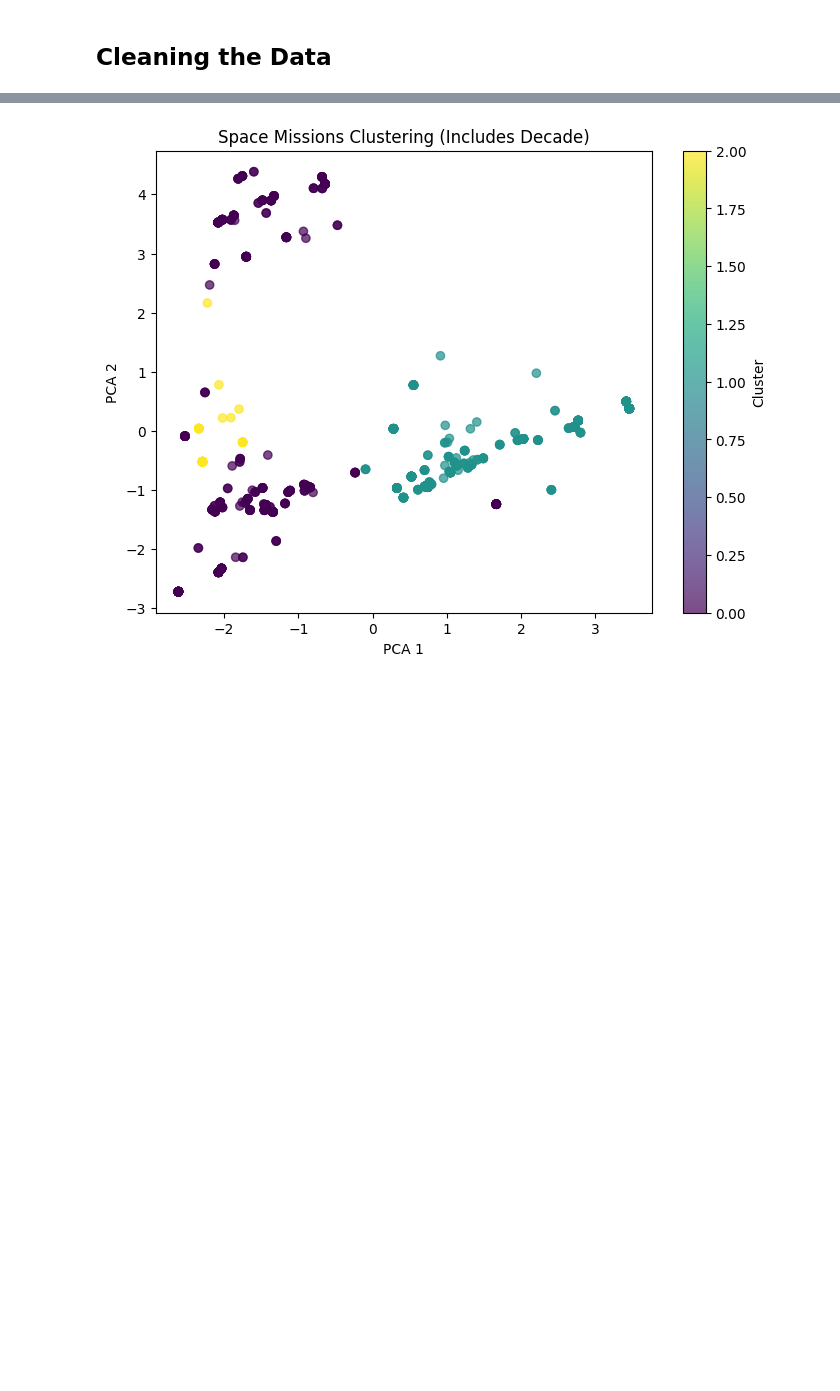
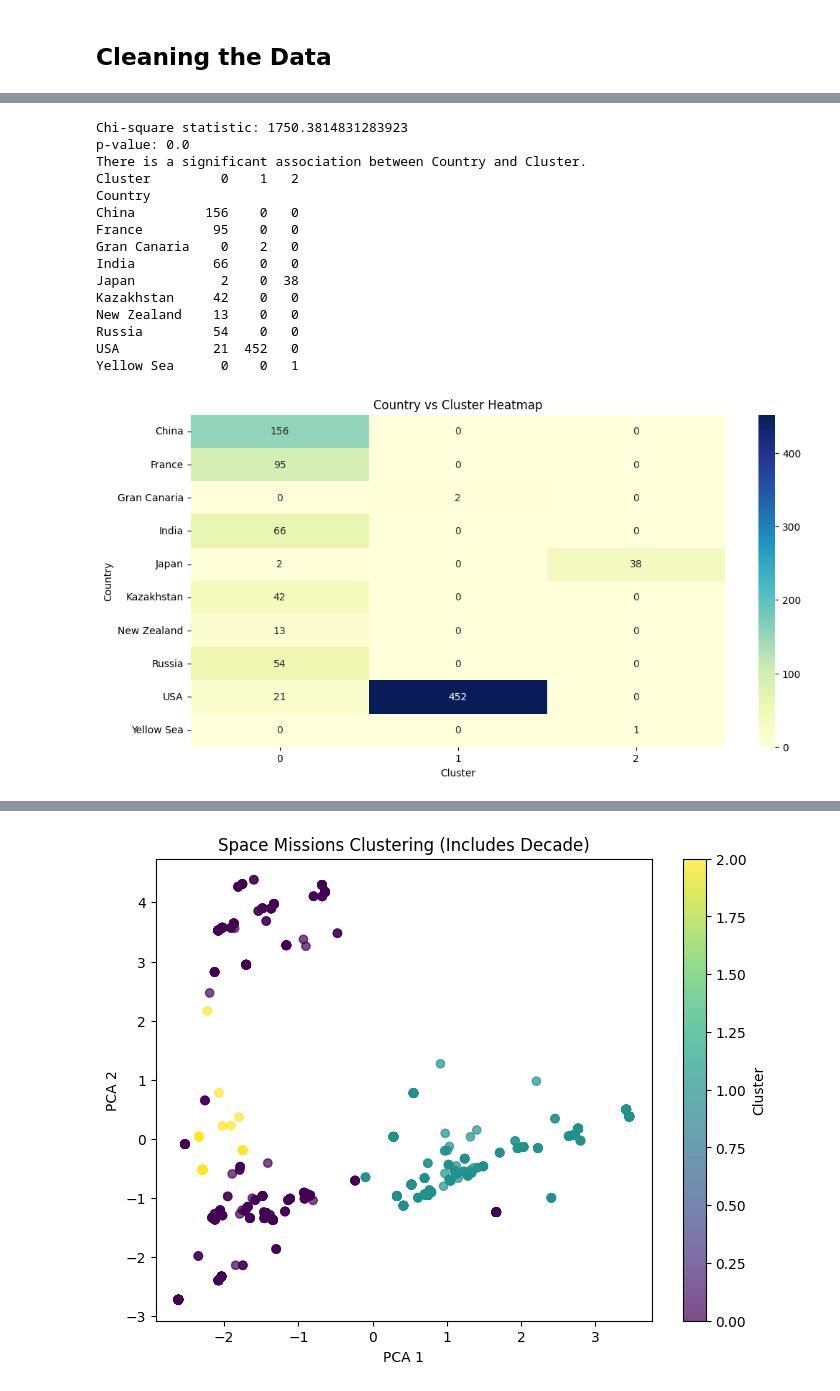
Before and after one commit to ericadev/PROJ8431_FinalProject, a Jupyter notebook: FinalProject.ipynb, the cells around one changed output, grey strips where cells are left out. Saved outputs shown, nothing was run; the diff lists cells and outputs as text; code cells hidden in the pictures; blank space fills up the shorter version.

Commit message:
Adding more tests and markdown explanations

```diff
--- a/FinalProject.ipynb
+++ b/FinalProject.ipynb
@@ -77,0 +103,39 @@ df_clean.head()
+# %%
+# Create a contingency table
+contingency_table = pd.crosstab(df_clean['Country'], df_clean['Cluster'])
+
+# Perform chi-square test
+chi2, p, dof, expected = chi2_contingency(contingency_table)
+
+print('Chi-square statistic:', chi2)
+print('p-value:', p)
+if p < 0.05:
+    print('There is a significant association between Country and Cluster.')
+else:
+    print('No significant association between Country and Cluster.')
+
+print(contingency_table)
+
+plt.figure(figsize=(12, 6))
+sns.heatmap(contingency_table, annot=True, fmt="d", cmap="YlGnBu")
+plt.title("Country vs Cluster Heatmap")
+plt.xlabel("Cluster")
+plt.ylabel("Country")
+plt.show()
+# %% [output]
+Chi-square statistic: 1750.3814831283923
+p-value: 0.0
+There is a significant association between Country and Cluster.
+Cluster         0    1   2
+Country
+China         156    0   0
+France         95    0   0
+Gran Canaria    0    2   0
+India          66    0   0
+Japan           2    0  38
+Kazakhstan     42    0   0
+New Zealand    13    0   0
+Russia         54    0   0
+USA            21  452   0
+Yellow Sea      0    0   1
+[figure, added]
```
Also changed, not shown: parts of 9 cells of this notebook.
